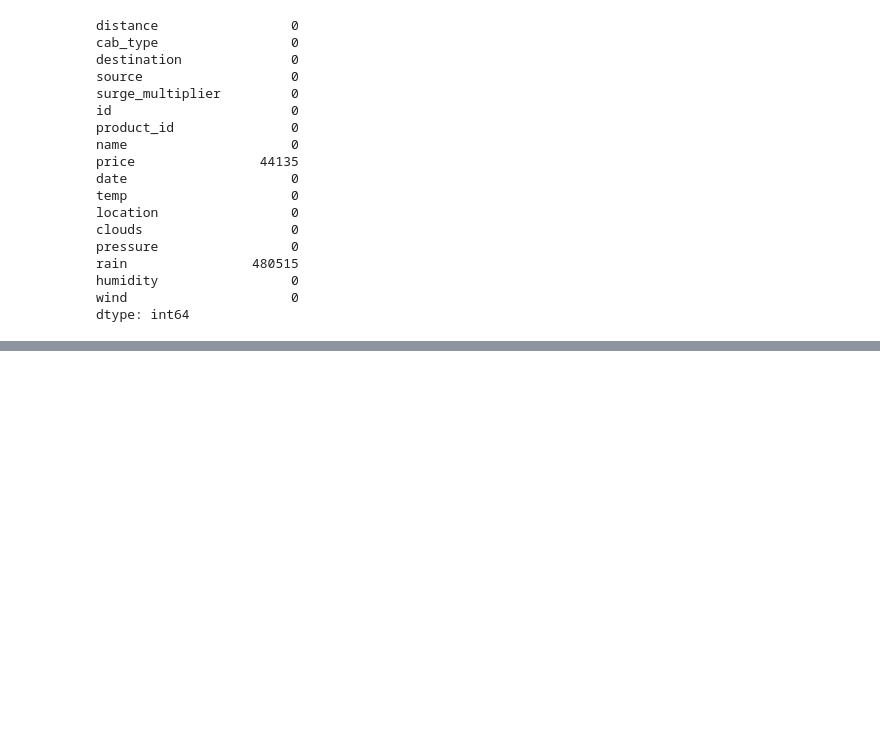
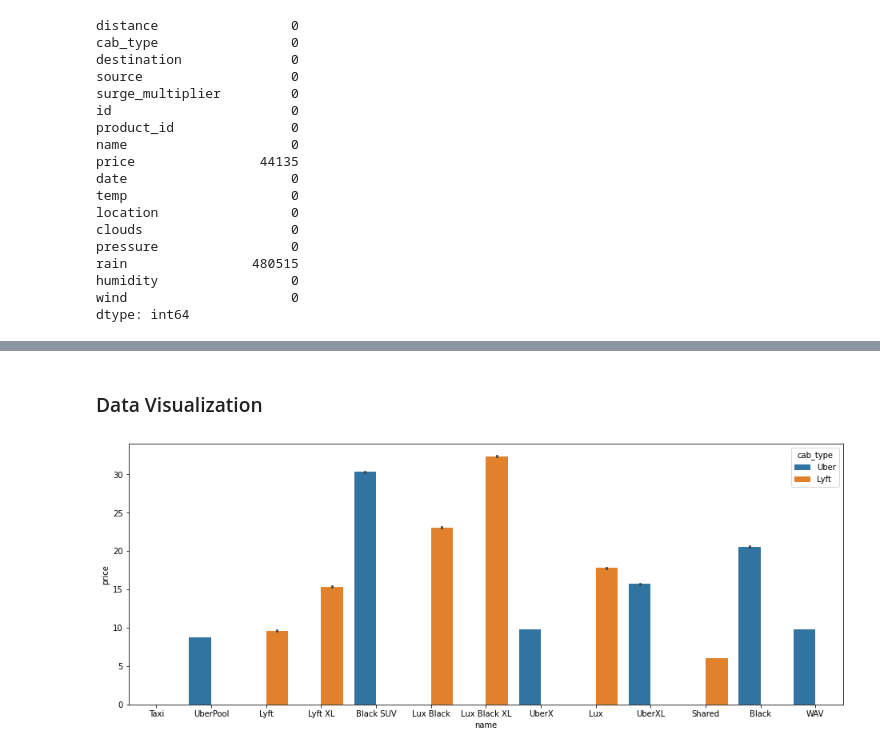
Before and after one commit to aymanmostafa11/Taxi-Ride-Fare-Prediction, a Jupyter notebook: ML Project.ipynb, the cells around one changed output, grey strips where cells are left out. Cells and saved outputs as stored; diff of their text form; code cells hidden in the pictures; blank space fills up the shorter version.

```diff
--- a/ML Project.ipynb
+++ b/ML Project.ipynb
@@ -242,0 +271,2 @@ TypeError: dropna() got multiple values for argument 'axis'
+# %%
+mergedData.drop('location',axis=1,inplace=True)
@@ -242,0 +279,8 @@ TypeError: dropna() got multiple values for argument 'axis'
+# %% [markdown]
+### Data Visualization
+# %%
+plt.figure(figsize =(16,6))
+sns.barplot(data=mergedData,x='name',y='price',hue='cab_type')
+plt.show()
+# %% [output]
+[figure, added]
```
Also changed, not shown: parts of 13 cells of this notebook, 1 other file.
